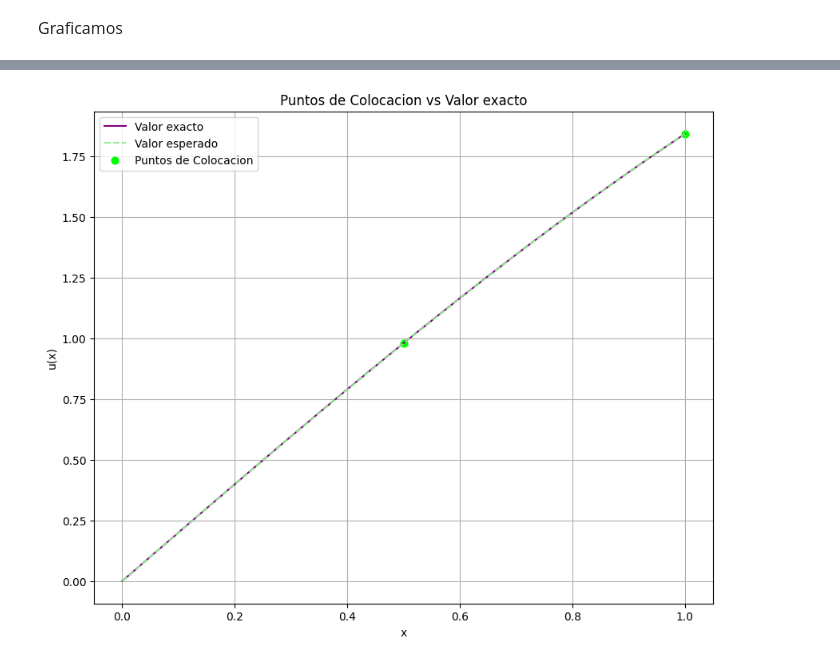
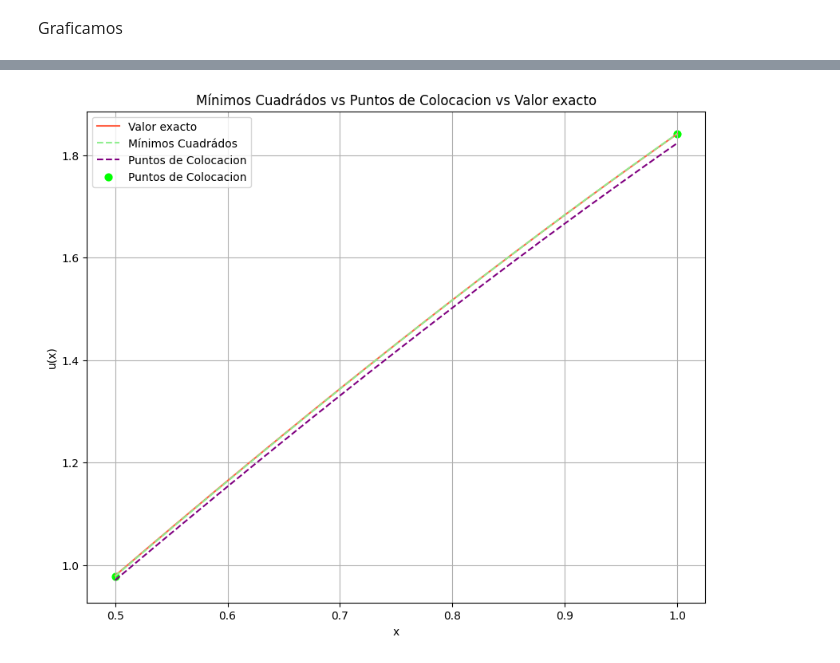
Before and after one commit to Lu1sV1rus/EDP, a Jupyter notebook: Método_de_Mínimos_Cuadrádos.ipynb, the cells around one changed output, grey strips where cells are left out. Cells and saved outputs as stored; diff of their text form; code cells hidden in the pictures.

```diff
--- a/Método_de_Mínimos_Cuadrádos.ipynb
+++ b/Método_de_Mínimos_Cuadrádos.ipynb
@@ -75,10 +75,10 @@ valorex = sp.lambdify(x, sp.simplify(sol.rhs), "numpy")   # Creamos un metodo qu
 # %% [markdown]
 <font size=3> Graficamos
 # %%
-xx = np.linspace(0, 1, 200)                        # Valores en X
+xx = np.linspace(0.5, 1, 200)                          # Valores en X
 yy = valorex(xx)                                     # Valores en Y
 plt.figure(figsize=(10,8))                           # Cramos un plano de 10x8
-plt.plot(xx, yy, label="u(x)", linewidth=3, color="purple")     # Linea
+plt.plot(xx, yy, label="u(x)", linewidth=3, color="tomato")     # Linea
 plt.title("Solución exacta: u'' + u = x,   u(0)=0,   u'(0)=2")  # Titulo
 plt.xlabel("x")                                      # Etiqueta en X
 plt.ylabel("u(x)")                                   # Etiqueta en Y
@@ -179,3 +179,15 @@ Que contiene la solucion con los puntos de colocacion ($points$=$0.5,1$)
 valores = sp.lambdify(x, un.subs(sol2) , "numpy")    # Creamos un metodo que nos regresa los valores esperados (calculados con el metodo)
 # %% [markdown]
 <font size=3> Graficamos
+# %%
+xx = np.linspace(0.5, 1, 200)                        # Valores en X
+y2 = valores(xx)                                     # Valores en Y2 (esperados)
+plt.figure(figsize=(10,8))                           # Cramos un plano de 10x8
+plt.plot(xx, yy, label="Valor exacto", color="tomato")            # Linea exactos
+plt.plot(xx, y2,"--", label="Valor esperado", color="lightgreen")      # Linea esperados
+plt.title("Mínimos Cuadrádos vs Valor exacto")    # Titulo
+plt.xlabel("x")                                      # Etiqueta en X
+plt.ylabel("u(x)")                                   # Etiqueta en Y
+plt.grid()                                           # Cuadricula
+plt.legend()                                         # Etiquetas
+plt.show()                                           # Mostrar
@@ -182,15 +196,21 @@ valores = sp.lambdify(x, un.subs(sol2) , "numpy")    # Creamos un metodo que nos
+# %%
+points = [sp.Rational(1, 2), 1]                     # Creamos un vector con los valores de los puntos de colocacion
+ecu3 = [sp.Eq(e.subs(x, p), 0) for p in points]     # Planteamos la ecuacion 2
+sol3 = sp.solve(ecu3, [a, b])                       # Resolvemos la ecuacion 2
+valores2 = sp.lambdify(x, un.subs(sol3) , "numpy")  # Creamos un metodo que nos regresa los valores esperados (calculados con el metodo)
 # %%
-xx = np.linspace(0, 1, 200)                        # Valores en X
-y2 = valores(xx)                                     # Valores en Y2 (esperados)
+xx = np.linspace(0.5, 1, 200)                        # Valores en X
+y3 = valores2(xx)                                     # Valores en Y2 (esperados)
 plt.figure(figsize=(10,8))                           # Cramos un plano de 10x8
-plt.plot(xx, yy, label="Valor exacto", color="purple")            # Linea exactos
-plt.plot(xx, y2,"--", label="Valor esperado", color="lightgreen")      # Linea esperados
+plt.plot(xx, yy, label="Valor exacto", color="tomato")            # Linea exactos
+plt.plot(xx, y2,"--", label="Mínimos Cuadrádos", color="lightgreen")      # Linea esperados
+plt.plot(xx, y3,"--", label="Puntos de Colocacion", color="purple")      # Linea esperados
 plt.scatter([0.5, 1.0], valores(np.array([0.5, 1.0])), color="lime", s=40, label="Puntos de Colocacion") # Puntos de Colocacion
-plt.title("Mínimos Cuadrádos vs Valor exacto")    # Titulo
+plt.title("Mínimos Cuadrádos vs Puntos de Colocacion vs Valor exacto")    # Titulo
 plt.xlabel("x")                                      # Etiqueta en X
 plt.ylabel("u(x)")                                   # Etiqueta en Y
 plt.grid()                                           # Cuadricula
 plt.legend()                                         # Etiquetas
 plt.show()                                           # Mostrar
 # %% [output]
-[figure, old version]
+[figure, new version]
```
Also changed, not shown: parts of 10 cells of this notebook.
